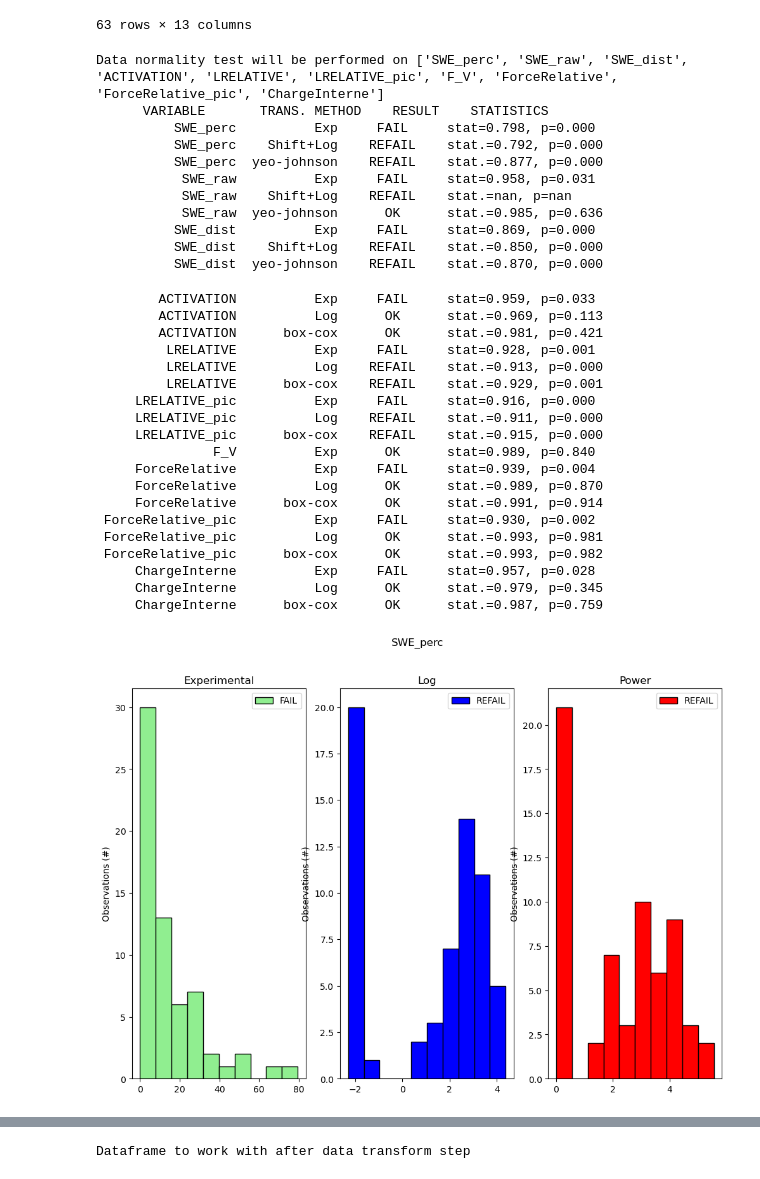
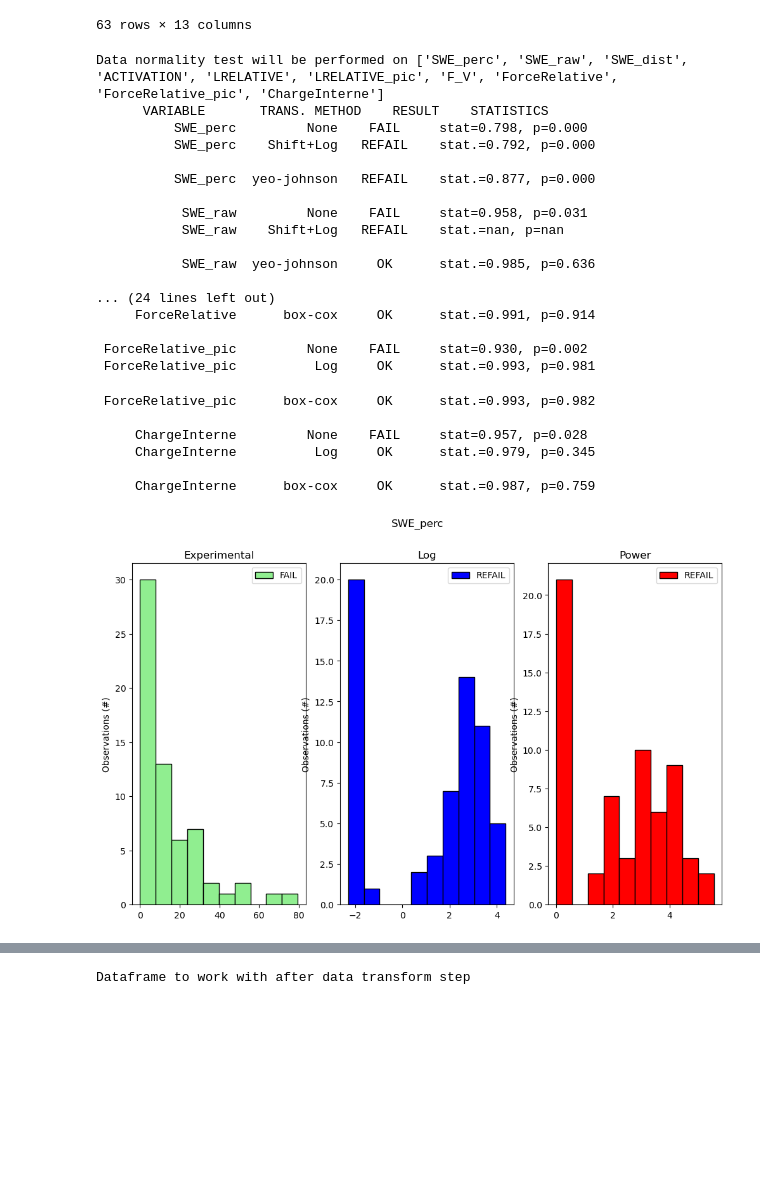
Before and after one commit to doguetv/stats_quadrature, a Jupyter notebook: Stats_Titouan.ipynb, the cells around one changed output, grey strips where cells are left out. Drawn from its saved outputs; the diff is of its cells as text; code cells hidden in the pictures; blank space fills up the shorter version.

```diff
--- a/Stats_Titouan.ipynb
+++ b/Stats_Titouan.ipynb
@@ -30,11 +30,13 @@ Whole exercise dataset:
 ########################################
 # Check Normality && Transform
 ########################################
+
+from colorama import Fore, Back, Style
 import numpy as np
 import matplotlib .pyplot as plt
 from scipy.stats import shapiro, pearsonr, linregress
 from sklearn import preprocessing
-plt.rcParams['figure.figsize'] = [12, 8]
+plt.rcParams['figure.figsize'] = [12, 7]
 plt.rcParams['figure.dpi'] = 100 # 200 e.g. is really fine, but slower
 
 """
@@ -67,18 +69,22 @@ for i, c in enumerate(cols):
     #perform shapiro wilk test on whole exercise only
     stat, p = shapiro(y)
     #check result and process accordingly
-    trans = 'Exp'
+    trans = 'None'
     if p > .05:
         norm = "OK"
         #show results
-        print(f'{c:>18} {trans:>12} {norm:^12} stat={stat:.3f}, p={p:.3f}')
+        print(f'{c:>18} {trans:>12}', end="")
+        print(Back.GREEN + f'{norm:^12} stat={stat:.3f}, p={p:.3f}', end="")
+        print(Style.RESET_ALL)
         line = f'{norm}'
         #define output variable identical to input
         yp = y
     else:
         norm = "FAIL"
         #show results
-        print(f'{c:>18} {trans:>12} {norm:^12} stat={stat:.3f}, p={p:.3f}')
+        print(f'{c:>18} {trans:>12}', end="")
+        print(Back.RED + f'{norm:^12} stat={stat:.3f}, p={p:.3f}', end="")
+        print(Style.RESET_ALL)
         line = f'{norm}'
         #then transform data using different ways
         k = 1;
@@ -112,60 +118,58 @@ for i, c in enumerate(cols):
             #Retest normality with tranformed data
             stat, p = shapiro(yp)
             #show result
-            print(f'{c:>18} {trans:>12} {"OK" if p > 0.05 else "REFAIL":^12} stat.={stat:.3f}, p={p:.3f}')
+            print(f'{c:>18} {trans:>12}', end="")
+            if p > 0.05:
+                print(Fore.GREEN + f'{"OK":^12} stat.={stat:.3f}, p={p:.3f}')
+            else:
+                print(Fore.RED + f'{"REFAIL":^12} stat.={stat:.3f}, p={p:.3f}')
+            print(Style.RESET_ALL)
             line2 = f'{"OK" if p > 0.05 else "REFAIL"}'
             #show modifyed data
             axs[k].hist(yp,
                         bins=10,
                         color=color[k],
                         ec='black',
                         label=line2)
             axs[k].set_ylabel('Observations (#)')
             axs[k].legend(facecolor='white')
             #increment
             k += 1
     #modify in transformad dataframes
     dftrans[c] = pd.Series(yp)
     #plot raw data
     axs[0].hist(y,
                 bins=10,
                 color=color[0],
                 ec='black',
                 label=line)
     axs[0].set_ylabel('Observations (#)')
     axs[0].legend(facecolor='white')
     axs[0].set_title('Experimental')
     axs[2].set_title('Power')
     axs[1].set_title('Log')
 # %% [output]
 Data normality test will be performed on ['SWE_perc', 'SWE_raw', 'SWE_dist', 'ACTIVATION', 'LRELATIVE', 'LRELATIVE_pic', 'F_V', 'ForceRelative', 'ForceRelative_pic', 'ChargeInterne']
       VARIABLE       TRANS. METHOD    RESULT    STATISTICS
-          SWE_perc          Exp     FAIL     stat=0.798, p=0.000
-          SWE_perc    Shift+Log    REFAIL    stat.=0.792, p=0.000
-          SWE_perc  yeo-johnson    REFAIL    stat.=0.877, p=0.000
-           SWE_raw          Exp     FAIL     stat=0.958, p=0.031
-           SWE_raw    Shift+Log    REFAIL    stat.=nan, p=nan
-           SWE_raw  yeo-johnson      OK      stat.=0.985, p=0.636
-          SWE_dist          Exp     FAIL     stat=0.869, p=0.000
-          SWE_dist    Shift+Log    REFAIL    stat.=0.850, p=0.000
-          SWE_dist  yeo-johnson    REFAIL    stat.=0.870, p=0.000
+          SWE_perc         None    FAIL     stat=0.798, p=0.000
+          SWE_perc    Shift+Log   REFAIL    stat.=0.792, p=0.000
+
+          SWE_perc  yeo-johnson   REFAIL    stat.=0.877, p=0.000
+
+           SWE_raw         None    FAIL     stat=0.958, p=0.031
+           SWE_raw    Shift+Log   REFAIL    stat.=nan, p=nan
+
+           SWE_raw  yeo-johnson     OK      stat.=0.985, p=0.636
+
+... (24 lines left out)
+     ForceRelative      box-cox     OK      stat.=0.991, p=0.914
+
+ ForceRelative_pic         None    FAIL     stat=0.930, p=0.002
+ ForceRelative_pic          Log     OK      stat.=0.993, p=0.981
-        ACTIVATION          Exp     FAIL     stat=0.959, p=0.033
-        ACTIVATION          Log      OK      stat.=0.969, p=0.113
-        ACTIVATION      box-cox      OK      stat.=0.981, p=0.421
-         LRELATIVE          Exp     FAIL     stat=0.928, p=0.001
-         LRELATIVE          Log    REFAIL    stat.=0.913, p=0.000
-         LRELATIVE      box-cox    REFAIL    stat.=0.929, p=0.001
-     LRELATIVE_pic          Exp     FAIL     stat=0.916, p=0.000
-     LRELATIVE_pic          Log    REFAIL    stat.=0.911, p=0.000
-     LRELATIVE_pic      box-cox    REFAIL    stat.=0.915, p=0.000
-               F_V          Exp      OK      stat=0.989, p=0.840
-     ForceRelative          Exp     FAIL     stat=0.939, p=0.004
-     ForceRelative          Log      OK      stat.=0.989, p=0.870
-     ForceRelative      box-cox      OK      stat.=0.991, p=0.914
- ForceRelative_pic          Exp     FAIL     stat=0.930, p=0.002
- ForceRelative_pic          Log      OK      stat.=0.993, p=0.981
- ForceRelative_pic      box-cox      OK      stat.=0.993, p=0.982
-     ChargeInterne          Exp     FAIL     stat=0.957, p=0.028
-     ChargeInterne          Log      OK      stat.=0.979, p=0.345
-     ChargeInterne      box-cox      OK      stat.=0.987, p=0.759
+ ForceRelative_pic      box-cox     OK      stat.=0.993, p=0.982
+
+     ChargeInterne         None    FAIL     stat=0.957, p=0.028
+     ChargeInterne          Log     OK      stat.=0.979, p=0.345
+
+     ChargeInterne      box-cox     OK      stat.=0.987, p=0.759
-[figure, old version]
+[figure, new version]
```
Also changed, not shown: parts of 3 cells of this notebook.
